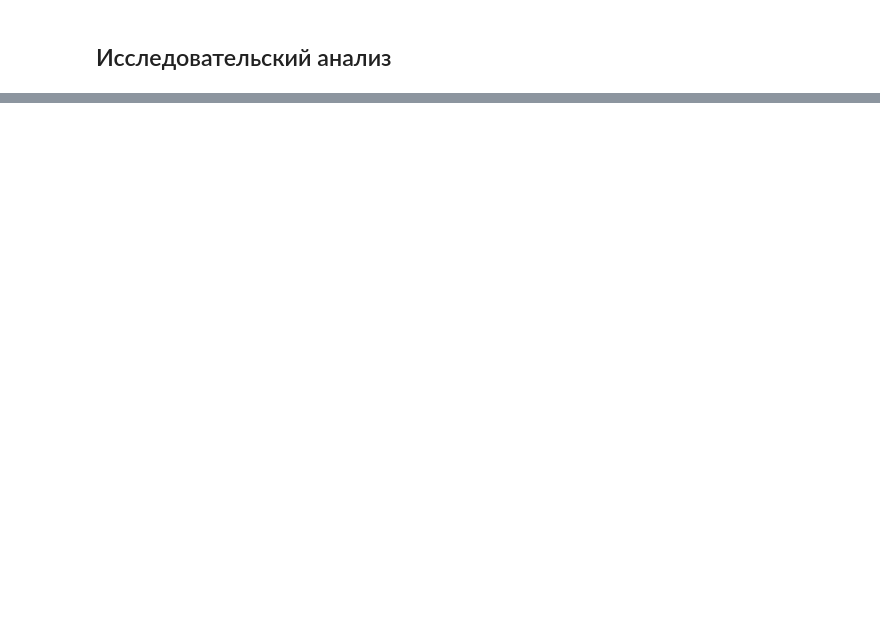
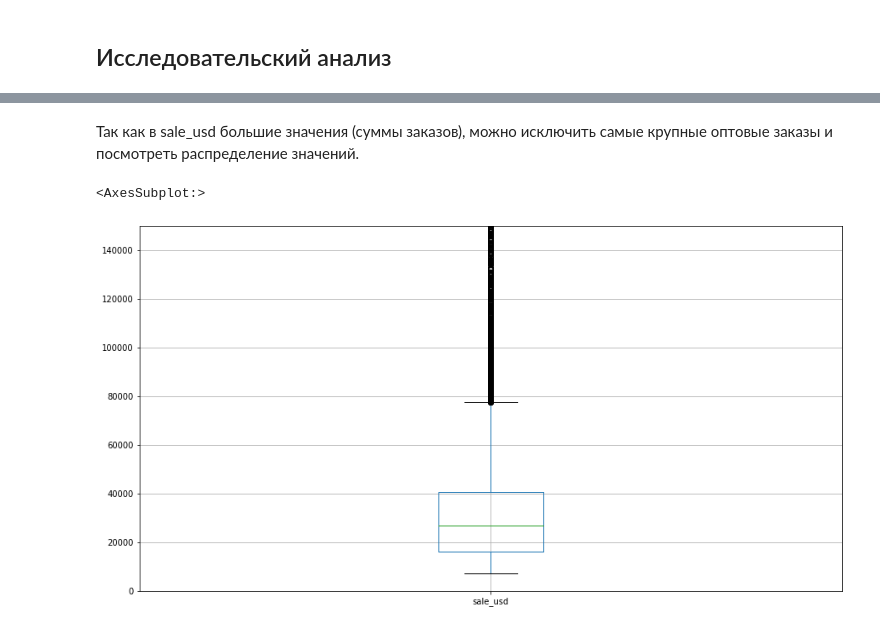
Before and after one commit to Heensz/analysis-of-the-car-market-of-Kazakhstan, a Jupyter notebook: Анализ авторынка Казахстана.ipynb, the cells around one changed output, grey strips where cells are left out. Drawn from its saved outputs; the diff is of its cells as text; code cells hidden in the pictures; blank space fills up the shorter version.

```diff
--- a/Анализ авторынка Казахстана.ipynb
+++ b/Анализ авторынка Казахстана.ipynb
@@ -673,0 +1056,9 @@ print("Количество дубликатов в процентах:", round(
+# %% [markdown]
+Так как в sale_usd большие значения (суммы заказов), можно исключить самые крупные оптовые заказы и посмотреть распределение значений.
+# %%
+plt.figure(figsize=(15,8))
+plt.ylim(0,150000)
+df.boxplot(['sale_usd'])
+# %% [output]
+<AxesSubplot:>
+[figure, added]
```
Also changed, not shown: parts of 72 cells of this notebook.
